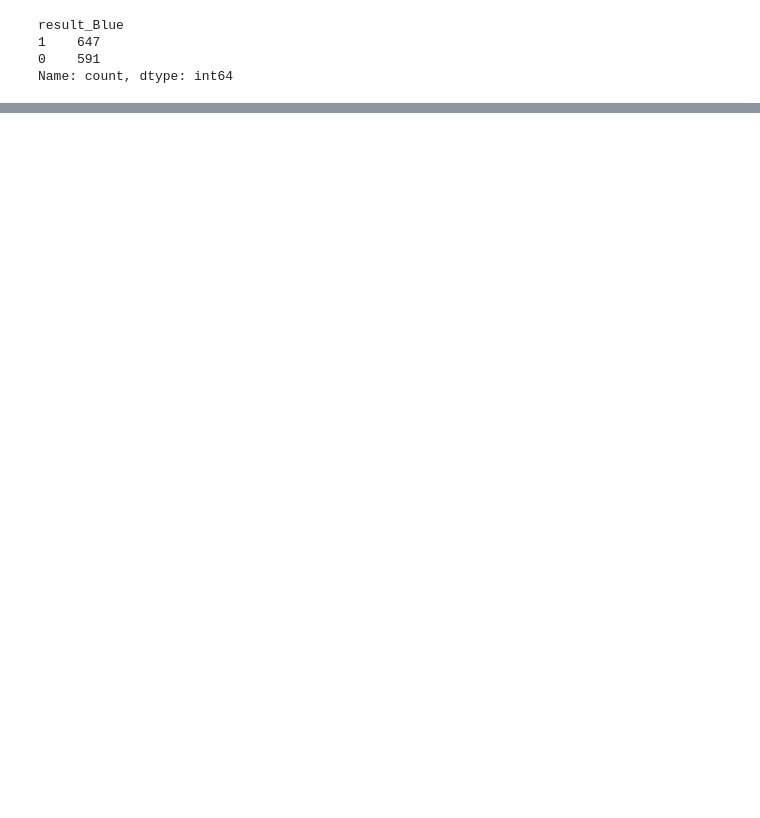
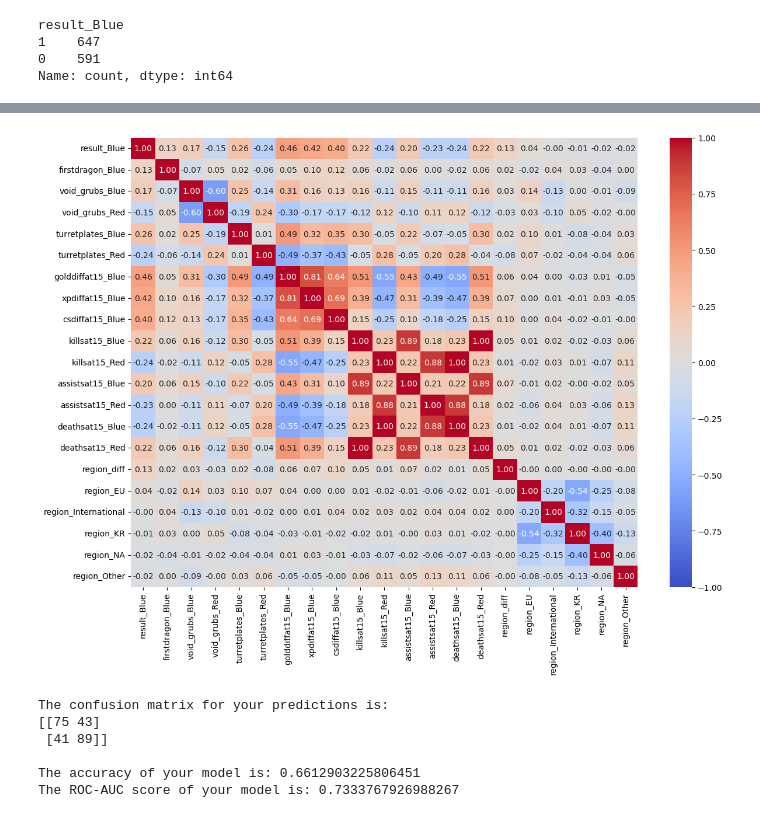
Before and after one commit to Crrisp/lol-esports-prediction-model, a Jupyter notebook: notebooks/Main.ipynb, the cells around one changed output, grey strips where cells are left out. Saved outputs shown, nothing was run; the diff lists cells and outputs as text; code cells hidden in the pictures; blank space fills up the shorter version.

```diff
--- a/notebooks/Main.ipynb
+++ b/notebooks/Main.ipynb
@@ -224,5 +202,10 @@ memory usage: 164.6+ KB
 # %%
 df_combined_2['region_Blue'] = df_combined_2['region_Blue'].fillna('Other')
 df_combined_2['region_Red'] = df_combined_2['region_Red'].fillna('Other')
+
+region_strength = {'KR': 4, 'CN': 3, 'EU': 2, 'NA': 1, 'Other': 0}
+
+df_combined_2['region'] = np.where(df_combined_2['region_Blue'] == df_combined_2['region_Red'], df_combined_2['region_Blue'], 'International')
+df_combined_2['region_diff'] = df_combined_2['region_Blue'].map(region_strength) - df_combined_2['region_Red'].map(region_strength)
 # %%
-df_combined_3 = df_combined_2.drop(columns=['teamname_Blue', 'teamname_Red'])
+df_combined_3 = df_combined_2.drop(columns=['gameid', 'teamname_Blue', 'teamname_Red', 'region_Blue', 'region_Red'])
@@ -244,0 +241,2 @@ df_combined_3
+# %%
+encoded_df = pd.get_dummies(df_combined_3, columns=['region'], drop_first=True, dtype=int)
@@ -244,0 +259,14 @@ df_combined_3
+# %%
+corr_matrix = encoded_df.corr()
+
+plt.figure(figsize=(14, 10))
+sns.heatmap(corr_matrix,
+            annot=True,
+            cmap='coolwarm',
+            vmin=-1,
+            fmt='.2f'
+            )
+
+plt.show()
+# %% [output]
+[figure, added]
@@ -244,0 +295,9 @@ df_combined_3
+# %%
+get_results(y_test, y_pred, y_prob)
+# %% [output]
+The confusion matrix for your predictions is:
+[[75 43]
+ [41 89]]
+
+The accuracy of your model is: 0.6612903225806451
+The ROC-AUC score of your model is: 0.7333767926988267
```
Also changed, not shown: parts of 29 cells of this notebook.
